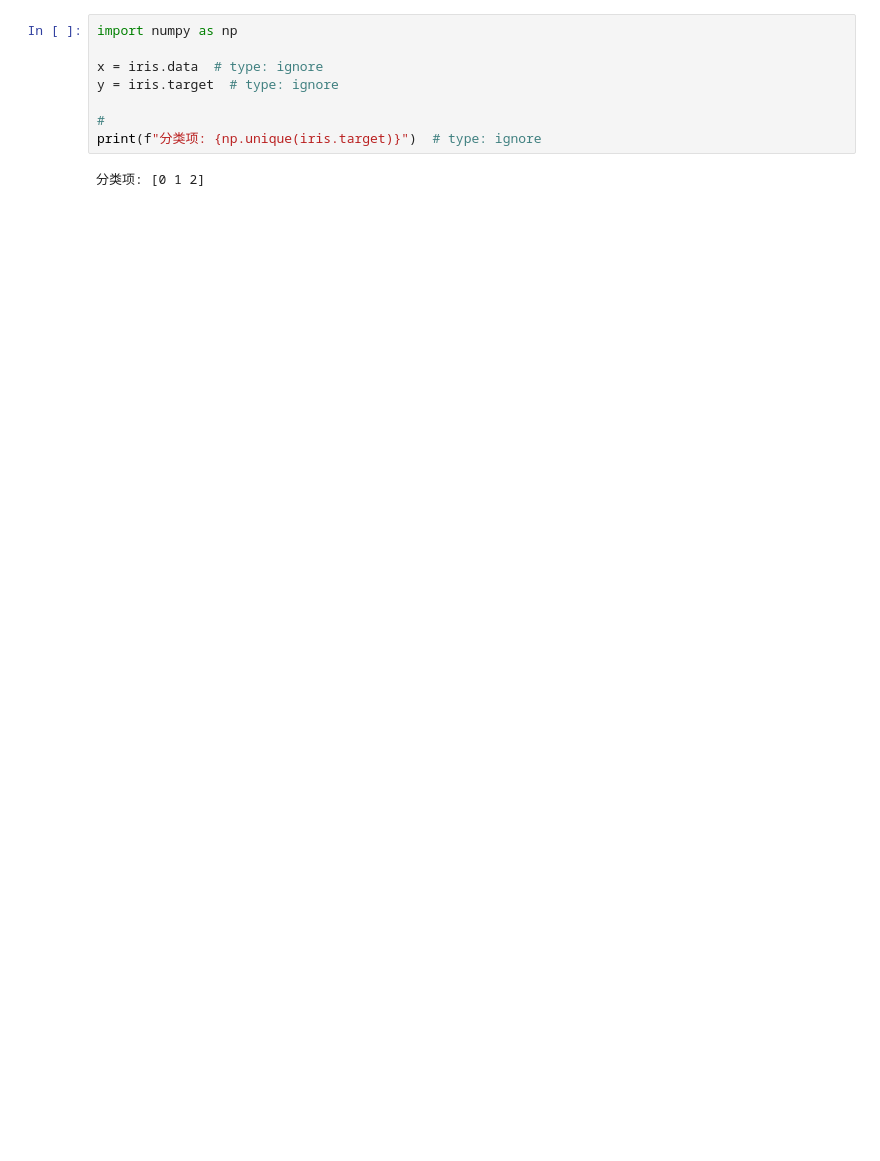
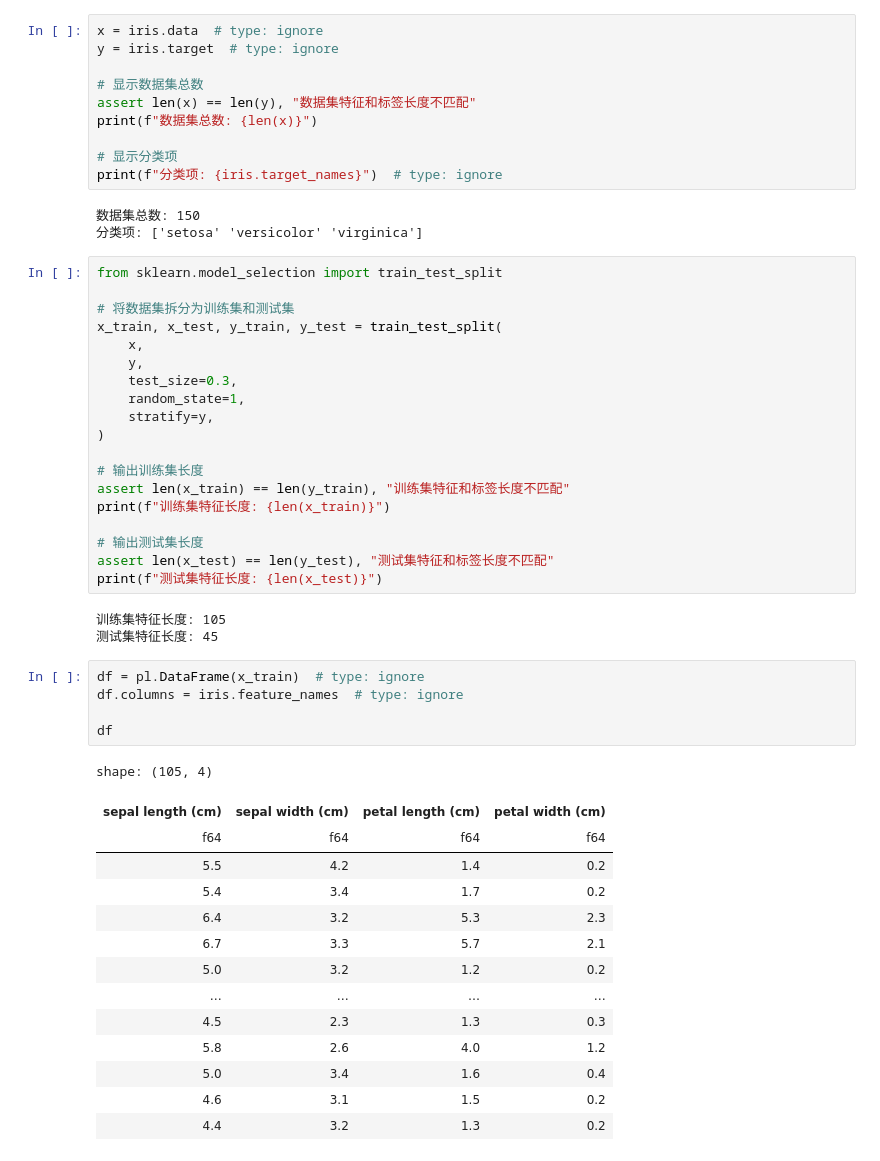
Before and after one commit to alvin-qh/study-python, a Jupyter notebook: algorithms/scikit-learn/notebook/svm/svm.ipynb, the cells around one changed output. Drawn from its saved outputs; the diff is of its cells as text; blank space fills up the shorter version.

```diff
--- a/algorithms/scikit-learn/notebook/svm/svm.ipynb
+++ b/algorithms/scikit-learn/notebook/svm/svm.ipynb
@@ -35,10 +35,55 @@ shape: (150, 4)
 # %%
-import numpy as np
-
 x = iris.data  # type: ignore
 y = iris.target  # type: ignore
 
-#
-print(f"分类项: {np.unique(iris.target)}")  # type: ignore
+# 显示数据集总数
+assert len(x) == len(y), "数据集特征和标签长度不匹配"
+print(f"数据集总数: {len(x)}")
+
+# 显示分类项
+print(f"分类项: {iris.target_names}")  # type: ignore
 # %% [output]
-分类项: [0 1 2]
+数据集总数: 150
+分类项: ['setosa' 'versicolor' 'virginica']
+# %%
+from sklearn.model_selection import train_test_split
+
+# 将数据集拆分为训练集和测试集
+x_train, x_test, y_train, y_test = train_test_split(
+    x,
+    y,
+    test_size=0.3,
+    random_state=1,
+    stratify=y,
+)
+
+# 输出训练集长度
+assert len(x_train) == len(y_train), "训练集特征和标签长度不匹配"
+print(f"训练集特征长度: {len(x_train)}")
+
+# 输出测试集长度
+assert len(x_test) == len(y_test), "测试集特征和标签长度不匹配"
+print(f"测试集特征长度: {len(x_test)}")
+# %% [output]
+训练集特征长度: 105
+测试集特征长度: 45
+# %%
+df = pl.DataFrame(x_train)  # type: ignore
+df.columns = iris.feature_names  # type: ignore
+
+df
+# %% [output]
+shape: (105, 4)
+| sepal length (cm) | sepal width (cm) | petal length (cm) | petal width (cm) |
+| f64 | f64 | f64 | f64 |
+| 5.5 | 4.2 | 1.4 | 0.2 |
+| 5.4 | 3.4 | 1.7 | 0.2 |
+| 6.4 | 3.2 | 5.3 | 2.3 |
+| 6.7 | 3.3 | 5.7 | 2.1 |
+| 5.0 | 3.2 | 1.2 | 0.2 |
+| … | … | … | … |
+| 4.5 | 2.3 | 1.3 | 0.3 |
+| 5.8 | 2.6 | 4.0 | 1.2 |
+| 5.0 | 3.4 | 1.6 | 0.4 |
+| 4.6 | 3.1 | 1.5 | 0.2 |
+| 4.4 | 3.2 | 1.3 | 0.2 |
```
Also changed, not shown: parts of 10 cells of this notebook, 3 other files.
